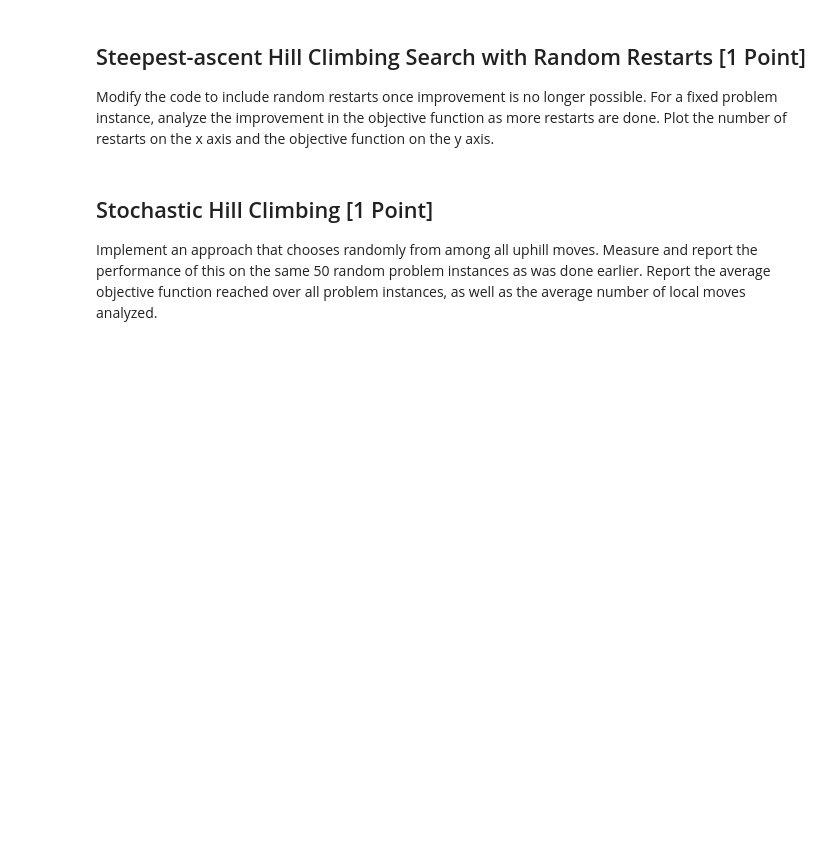
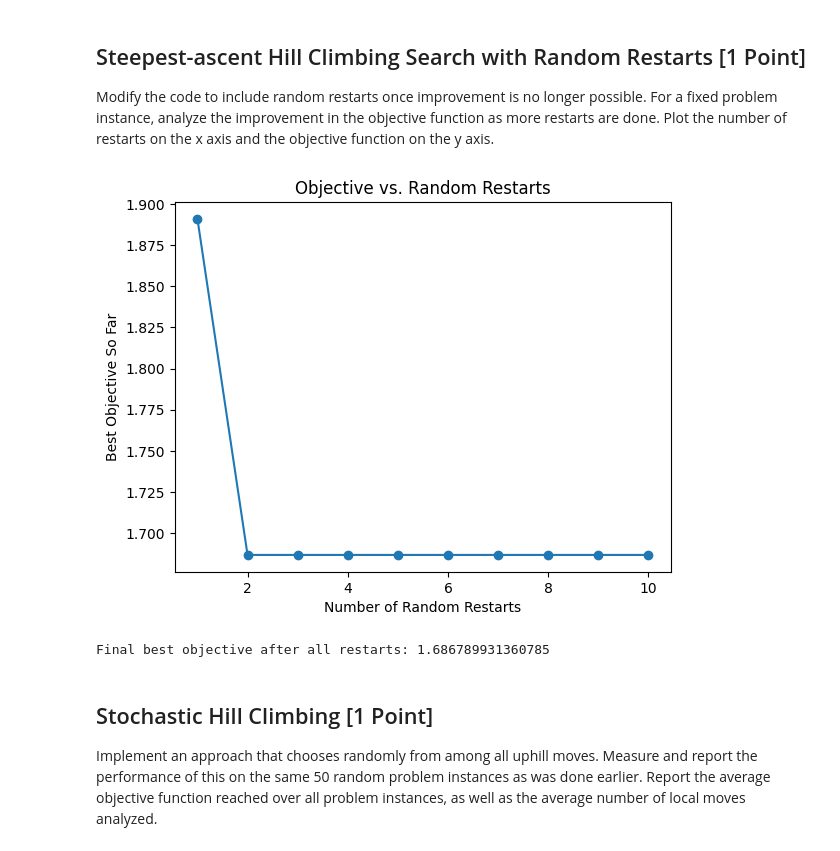
Before and after one commit to Czedros/CSE352-Machine-Learning-Assignments, a Jupyter notebook: ComplexSearch/tsp2.ipynb, the cells around one changed output. Drawn from its saved outputs; the diff is of its cells as text; code cells hidden in the pictures; blank space fills up the shorter version.

```diff
--- a/ComplexSearch/tsp2.ipynb
+++ b/ComplexSearch/tsp2.ipynb
@@ -168,3 +293,64 @@ Modify the code to include random restarts once improvement is no longer possibl
+# %%
+def random_restart_hill_climb(tsp, num_restarts=10, max_iters=1000):
+    """
+    Apply steepest-ascent hill climbing with random restarts.
+    For each restart:
+      1) generate a random initial solution
+      2) run steepest-ascent hill climbing
+      3) keep track of the best objective found so far
+    Return a list (or array) of the best objective after each restart.
+    """
+
+    # We'll store the best objective found so far after each restart
+    best_objectives = []
+
+    # Initialize global best to something large
+    global_best_obj = float("inf")
+    global_best_pair = None
+
+    for r in range(num_restarts):
+        # 1) Generate a random solution
+        # Ensure we don't get an empty tour
+        while True:
+            candidate_tour1, candidate_tour2 = random_tour_pair(len(tsp["dist"]))
+            if len(candidate_tour1) > 0 and len(candidate_tour2) > 0:
+                break
+        initial_pair = (candidate_tour1, candidate_tour2)
+
+        # 2) Perform steepest ascent
+        final_pair, final_obj, _ = steepest_ascent_hill_climb(tsp, initial_pair, max_iters=max_iters)
+
+        # 3) Check if this is better than the best we have so far
+        if final_obj < global_best_obj:
+            global_best_obj = final_obj
+            global_best_pair = final_pair
+
+        # Record the best objective found so far (after r restarts)
+        best_objectives.append(global_best_obj)
+
+    return best_objectives, global_best_pair
+
+n_cities = 10
+tsp_instance = random_tsp(n_cities)
+
+# How many random restarts to do
+max_restarts = 10
+
+# Run the random-restart hill climb
+best_obj_list, best_pair = random_restart_hill_climb(tsp_instance, num_restarts=max_restarts, max_iters=1000)
+
+# Plot the improvement in the objective as restarts increase
+plt.figure()
+plt.plot(range(1, max_restarts + 1), best_obj_list, marker='o')
+plt.xlabel('Number of Random Restarts')
+plt.ylabel('Best Objective So Far')
+plt.title('Objective vs. Random Restarts')
+plt.show()
+
+print("Final best objective after all restarts:", best_obj_list[-1])
+# %% [output]
+[figure, added]
+Final best objective after all restarts: 1.686789931360785
 # %% [markdown]
 ## Stochastic Hill Climbing [1 Point]
 
```
Also changed, not shown: parts of 14 cells of this notebook.
